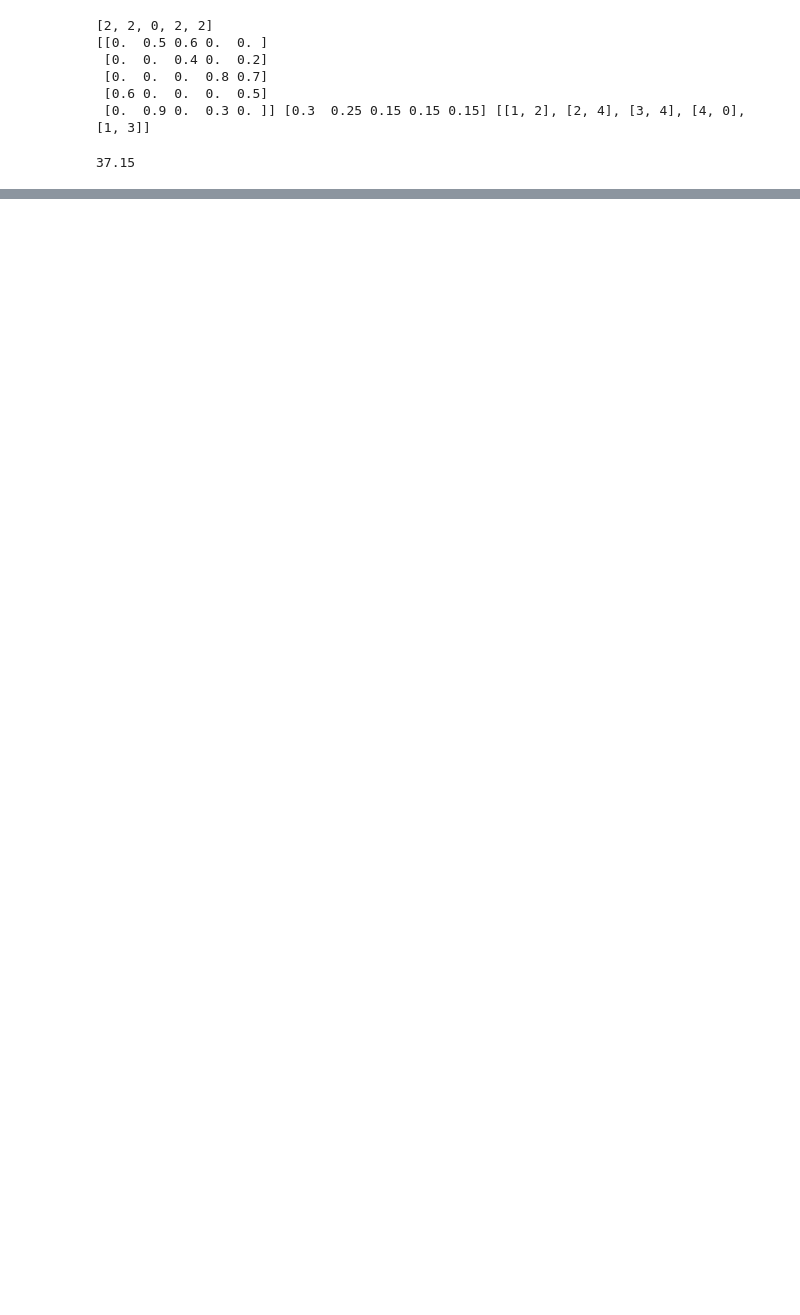
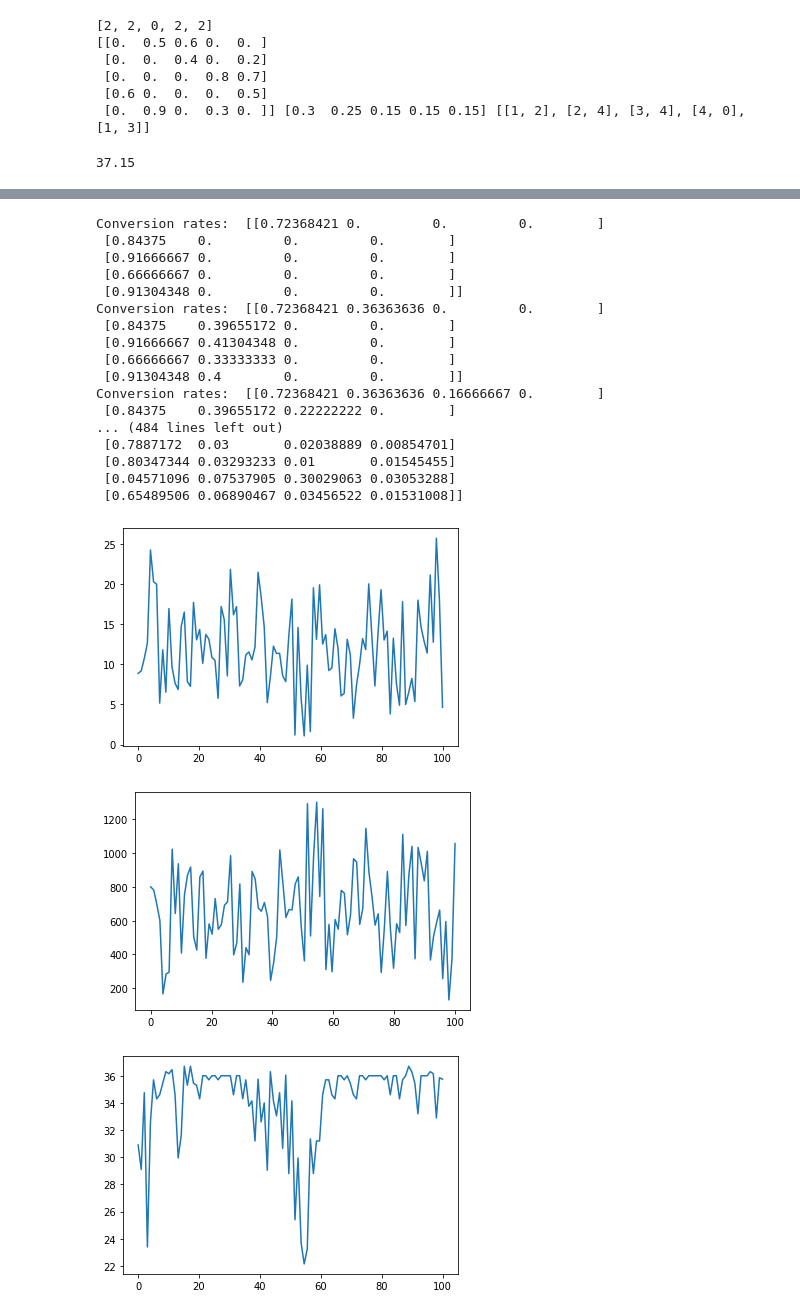
Before and after one commit to alemolteni/team4_projectOLA, a Jupyter notebook: Step3-UCB.ipynb, the cells around one changed output, grey strips where cells are left out. Cells and saved outputs as stored; diff of their text form; code cells hidden in the pictures; blank space fills up the shorter version.

```diff
--- a/Step3-UCB.ipynb
+++ b/Step3-UCB.ipynb
@@ -225,0 +229,64 @@ plt.show()
+# %%
+#learner = UCB_CR(margins=margins, clickProbability=clickProb, alphas=alphas, secondary=secondary, Lambda=Lambda, debug=False)
+#learner = UCB_Step4(margins=margins, clickProbability=clickProb, secondary=secondary, Lambda=Lambda, debug=True)
+#learner = UCB_Step5(margins=margins, alphas=alphas, conversion_rates=conversionRates, secondary=secondary, Lambda=Lambda, debug=False)
+learner = UCB_SlidingWindow(margins=margins, clickProbability=clickProb, alphas=alphas, secondary=secondary, Lambda=Lambda, debug=False, sliding_window_size=50)
+n_experiments = 100
+
+list_margins_UCB = []
+list_margins_graphEval = []
+
+geConv = [0, 0, 0, 0, 0]
+geMArg = [0, 0, 0, 0, 0]
+
+for t in range(0, n_experiments):
+    conf = learner.pull_arm()
+    #print(conf)
+    env.setPriceLevels(conf)
+    rew = env.round()
+    list_margins_UCB.append(totalMarginPerNodePerUser(rew["episodes"], margins, conf, totUser))
+
+    prod=0
+    for arm in conf:
+        geConv[prod] = conversionRates[prod][arm]
+        geMArg[prod] = margins[prod][arm]
+        prod += 1
+
+    graphEval = GraphEvaluator(products_list=productList, click_prob_matrix=clickProb, lambda_prob=Lambda,
+                    alphas=alphas, conversion_rates=geConv, margins=geMArg, units_mean=unitsMean, verbose=False)
+
+    list_margins_graphEval.append(graphEval.computeMargin())
+    learner.update(rew)
+
+x = np.linspace(0, n_experiments, n_experiments)
+fig1, ax1 = plt.subplots()
+ax1.plot(x, list_margins_UCB) # Margin checked by experiment
+fig2, ax2 = plt.subplots()
+ax2.plot(x, pow(optimalConfOptimalMarg-list_margins_UCB,2)) # Square difference of margin from optimal configuration and ucb configuration, checked by an experiment
+fig3, ax3 = plt.subplots()
+ax3.plot(x, list_margins_graphEval) # Margin evaluated using theoretical numbers
+fig4, ax4 = plt.subplots()
+ax4.plot(x, pow(optimalConfOptimalMarg-list_margins_graphEval,2)) # Square difference of optimal theoretical margin and ucb theoretical margin
+
+plt.show()
+# %% [output]
+Conversion rates:  [[0.72368421 0.         0.         0.        ]
+ [0.84375    0.         0.         0.        ]
+ [0.91666667 0.         0.         0.        ]
+ [0.66666667 0.         0.         0.        ]
+ [0.91304348 0.         0.         0.        ]]
+Conversion rates:  [[0.72368421 0.36363636 0.         0.        ]
+ [0.84375    0.39655172 0.         0.        ]
+ [0.91666667 0.41304348 0.         0.        ]
+ [0.66666667 0.33333333 0.         0.        ]
+ [0.91304348 0.4        0.         0.        ]]
+Conversion rates:  [[0.72368421 0.36363636 0.16666667 0.        ]
+ [0.84375    0.39655172 0.22222222 0.        ]
+... (484 lines left out)
+ [0.7887172  0.03       0.02038889 0.00854701]
+ [0.80347344 0.03293233 0.01       0.01545455]
+ [0.04571096 0.07537905 0.30029063 0.03053288]
+ [0.65489506 0.06890467 0.03456522 0.01531008]]
+[figure, added]
+[figure, added]
+[figure, added]
```
Also changed, not shown: parts of 5 cells of this notebook, 1 other file.
